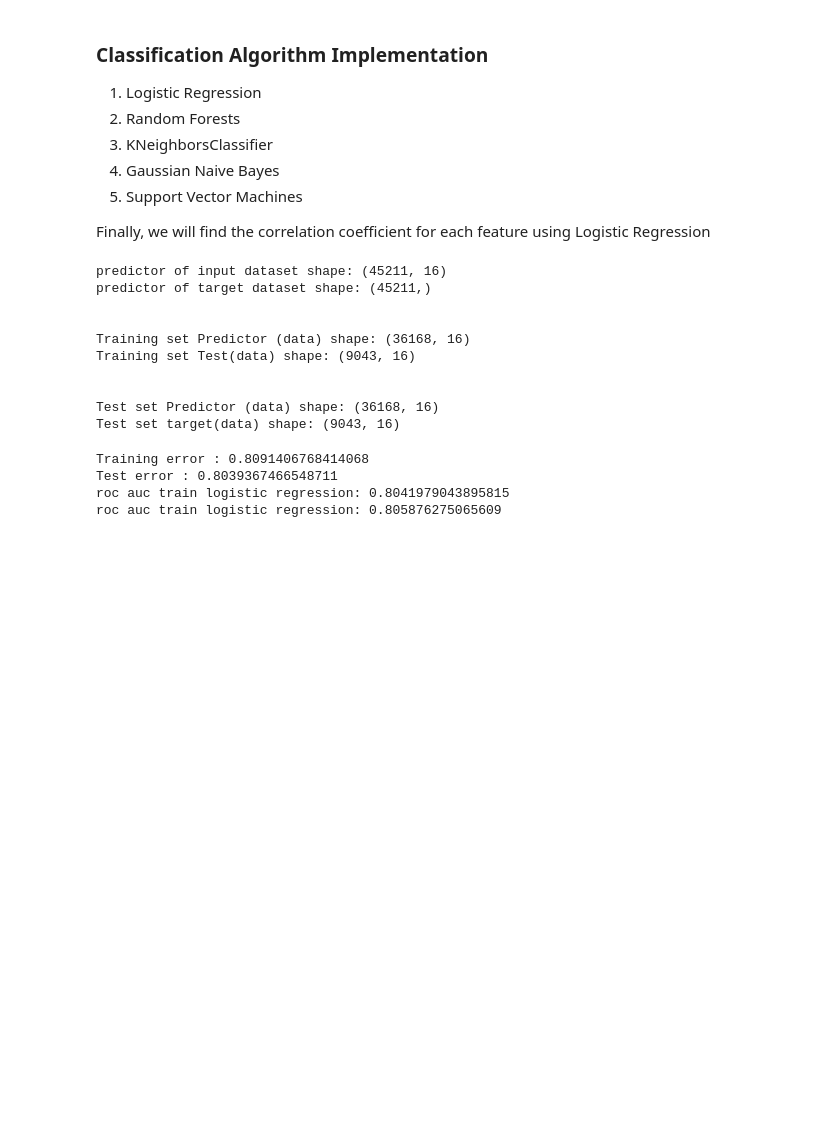
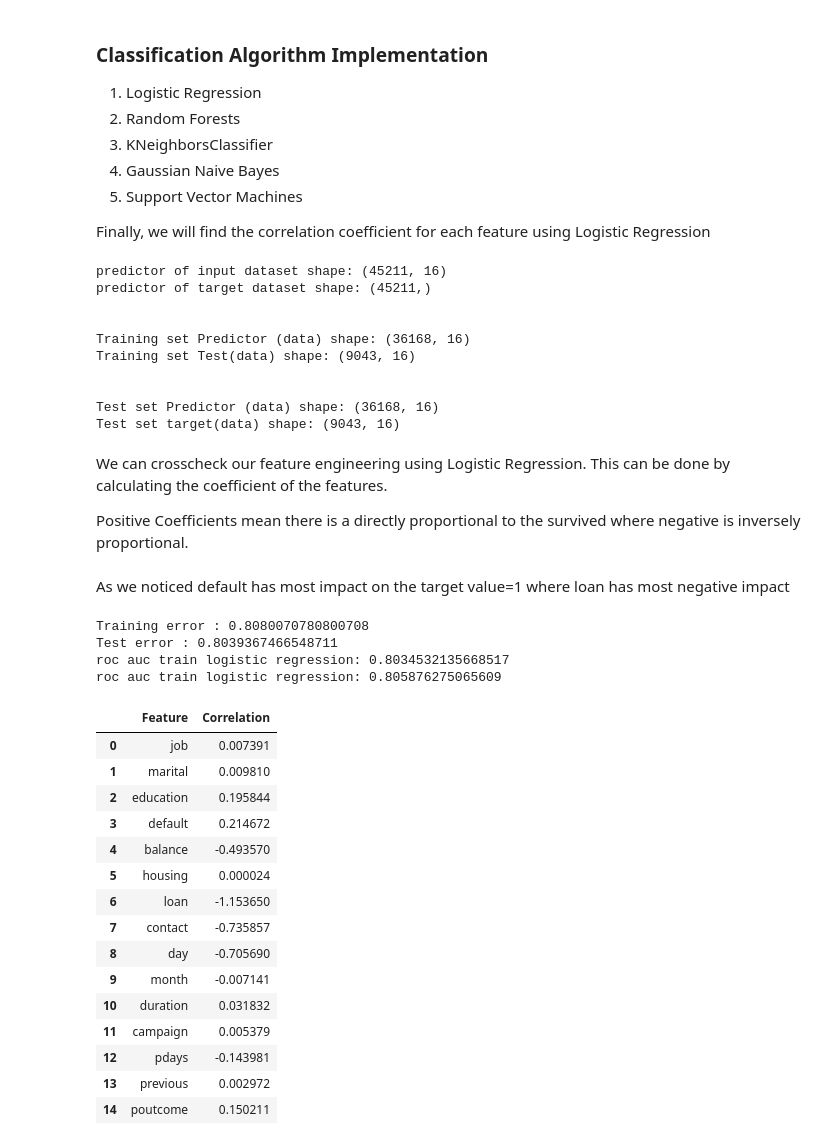
Before and after one commit to khanhafizurrahman80/Exploratory-Data-Analysis-and-classification, a Jupyter notebook: exploratoty data analysis and different classification method.ipynb, the cells around one changed output. Drawn from its saved outputs; the diff is of its cells as text; code cells hidden in the pictures; blank space fills up the shorter version.

Commit message:
logistic regression doeeficient feature added

```diff
--- a/exploratoty data analysis and different classification method.ipynb
+++ b/exploratoty data analysis and different classification method.ipynb
@@ -735,22 +752,62 @@ def calculate_roc_score(Y_train, train_pred, test_pred, Y_test):
     false_positive_rate, true_positive_rate, thresholds = roc_curve(Y_test, test_pred)
     roc_auc_test = auc(false_positive_rate, true_positive_rate)
     print ('roc auc train logistic regression: {roc_auc_test}'.format(roc_auc_test= roc_auc_test ))
+# %% [markdown]
+We can crosscheck our feature engineering using Logistic Regression. This can be done by calculating the coefficient of the features.
+
+Positive Coefficients mean there is a directly proportional to the survived where negative is inversely proportional.
+# %%
+def find_corr_values(classifier):
+    '''
+    Use Logistic Regression to validate our assumptions and decisions for feature creating and completing goals.
+    Argument:
+    classifier -- Name of the classifier
+
+    Return:
+    ordered dataframe containing feature name and value
+    '''
+    coeff_df = pd.DataFrame(X_train.columns.delete(0))
+    coeff_df.columns = ['Feature']
+
+    coeff_df['Correlation'] = pd.Series(classifier.coef_[0])
+    coeff_df.sort_values(by='Correlation', ascending=False)
+    return coeff_df
+# %% [markdown]
+As we noticed default has most impact on the target value=1 where loan has most negative impact
 # %%
 classifier = LogisticRegression(class_weight='balanced')
 predicted_train_value, predicted_test_value = predict_classification(classifier,
                                                                      X_train= X_train,
                                                                      Y_train= Y_train,
                                                                      X_test= X_test)
 train_error, test_error = calculate_score(classifier, X_train= X_train, Y_train= Y_train, X_test= X_test, Y_test= Y_test)
 print("Training error : {train_error}".format(train_error=train_error))
 print("Test error : {test_error}".format(test_error=test_error))
 calculate_roc_score(Y_train= Y_train, train_pred= predicted_train_value,
                    test_pred= predicted_test_value, Y_test= Y_test)
+
+find_corr_values(classifier=classifier)
 # %% [output]
-Training error : 0.8091406768414068
+Training error : 0.8080070780800708
 Test error : 0.8039367466548711
-roc auc train logistic regression: 0.8041979043895815
+roc auc train logistic regression: 0.8034532135668517
 roc auc train logistic regression: 0.805876275065609
+|  | Feature | Correlation |
+| 0 | job | 0.007391 |
+| 1 | marital | 0.009810 |
+| 2 | education | 0.195844 |
+| 3 | default | 0.214672 |
+| 4 | balance | -0.493570 |
+| 5 | housing | 0.000024 |
+| 6 | loan | -1.153650 |
+| 7 | contact | -0.735857 |
+| 8 | day | -0.705690 |
+| 9 | month | -0.007141 |
+| 10 | duration | 0.031832 |
+| 11 | campaign | 0.005379 |
+| 12 | pdays | -0.143981 |
+| 13 | previous | 0.002972 |
+| 14 | poutcome | 0.150211 |
 # %%
 classifier = RandomForestClassifier(n_estimators=100, class_weight= 'balanced')
 predicted_value = predict_classification(classifier,
```
Also changed, not shown: parts of 10 cells of this notebook.
